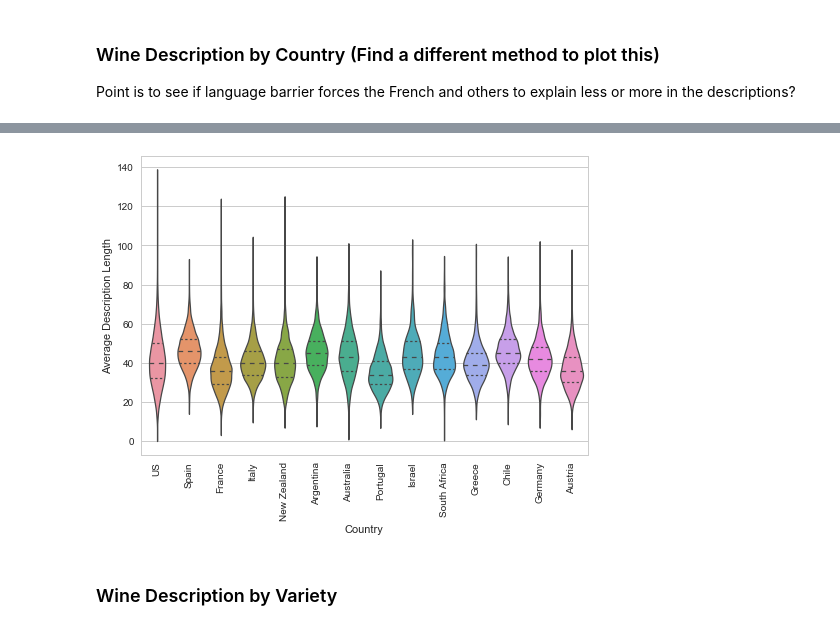
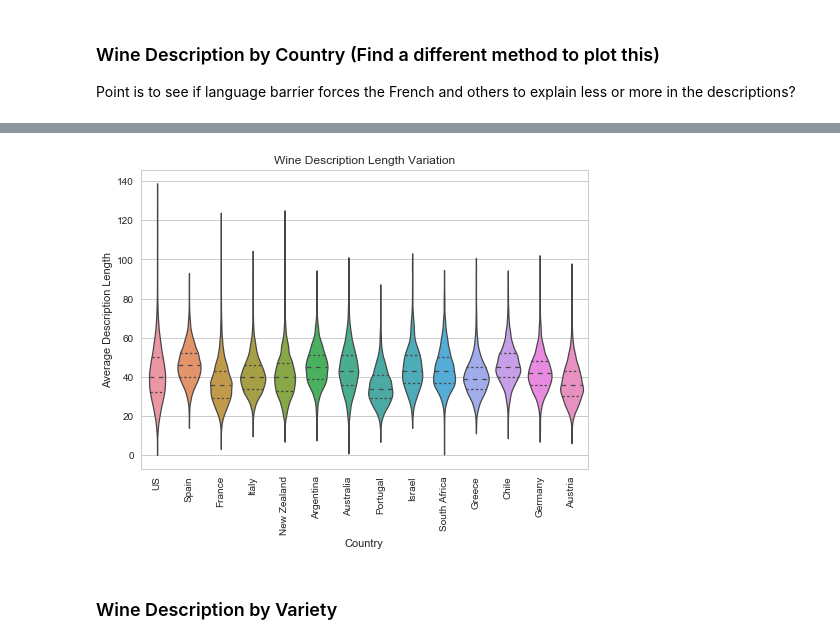
Before and after one commit to p-mckenzie/TextAnalytics, a Jupyter notebook: Project/Exploratory Data Analysis.ipynb, the cells around one changed output, grey strips where cells are left out. Saved outputs shown, nothing was run; the diff lists cells and outputs as text; code cells hidden in the pictures.

```diff
--- a/Project/Exploratory Data Analysis.ipynb
+++ b/Project/Exploratory Data Analysis.ipynb
@@ -94,12 +92,13 @@ countries_df = df[df["country"].isin(sel_countries[sel_countries==True].index)]
 # %%
 sns.violinplot(x="country", y="desc_len",
     data=countries_df,split=True, linewidth=1.25,inner="quartile")
 plt.xticks(rotation=90)
 plt.xlabel("Country")
 plt.ylabel("Average Description Length")
+plt.title("Wine Description Length Variation")
 plt.show()
 # %% [output]
-[figure, old version]
+[figure, new version]
 # %% [markdown]
 ### Wine Description by Variety
 # %% [markdown]
```
Also changed, not shown: parts of 2 cells of this notebook, 6 other files.
